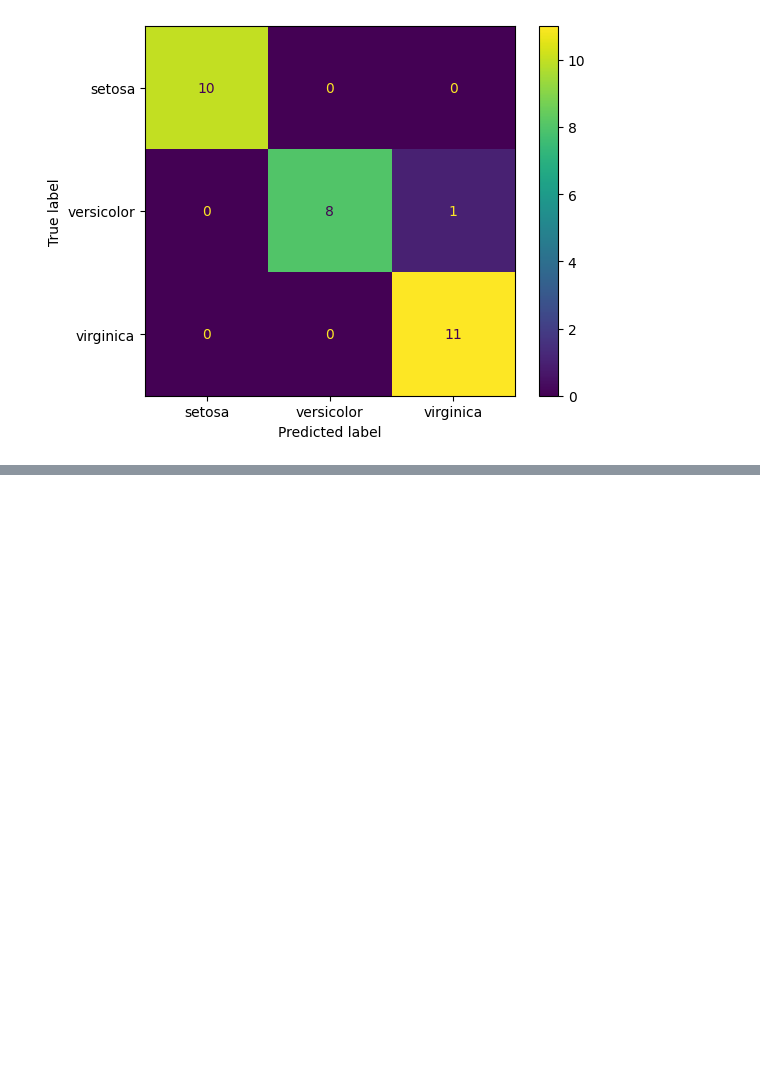
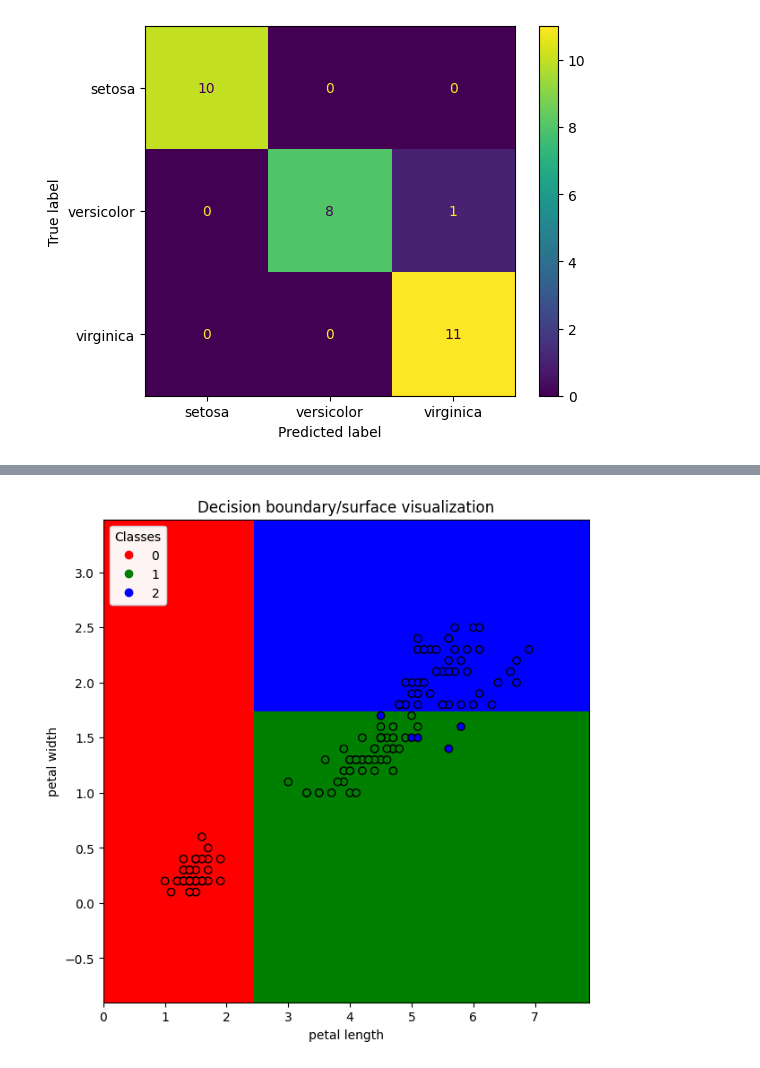
Before and after one commit to kar137/Machine-Learning-Portfolio, a Jupyter notebook: notebooks/Beyond-Linear-Models/Decision-trees-&-KNN/decision-tree-with-sklearn.ipynb, the cells around one changed output, grey strips where cells are left out. Drawn from its saved outputs; the diff is of its cells as text; code cells hidden in the pictures; blank space fills up the shorter version.

```diff
--- a/notebooks/Beyond-Linear-Models/Decision-trees-&-KNN/decision-tree-with-sklearn.ipynb
+++ b/notebooks/Beyond-Linear-Models/Decision-trees-&-KNN/decision-tree-with-sklearn.ipynb
@@ -41,0 +133,11 @@ plt.show()
+# %%
+# Visualizing the decision boundary
+X = data.data[:, [2,3]]
+y = data.target
+
+tree_clf = DecisionTreeClassifier(max_depth=2, random_state=42).fit(X, y)
+# %%
+from utils import decision_surface_visualization
+decision_surface_visualization(X, y, tree_clf)
+# %% [output]
+[figure, added]
```
Also changed, not shown: parts of 3 cells of this notebook, 1 other file.
